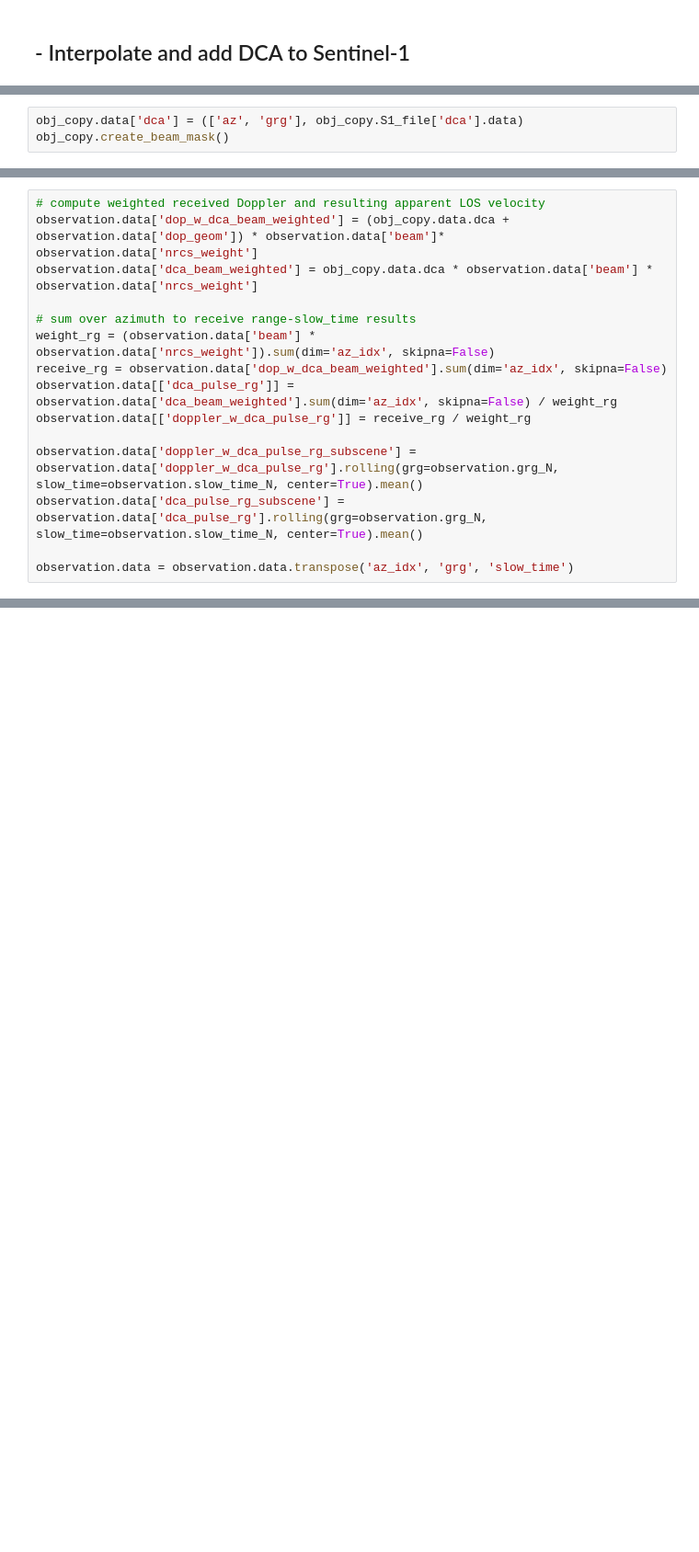
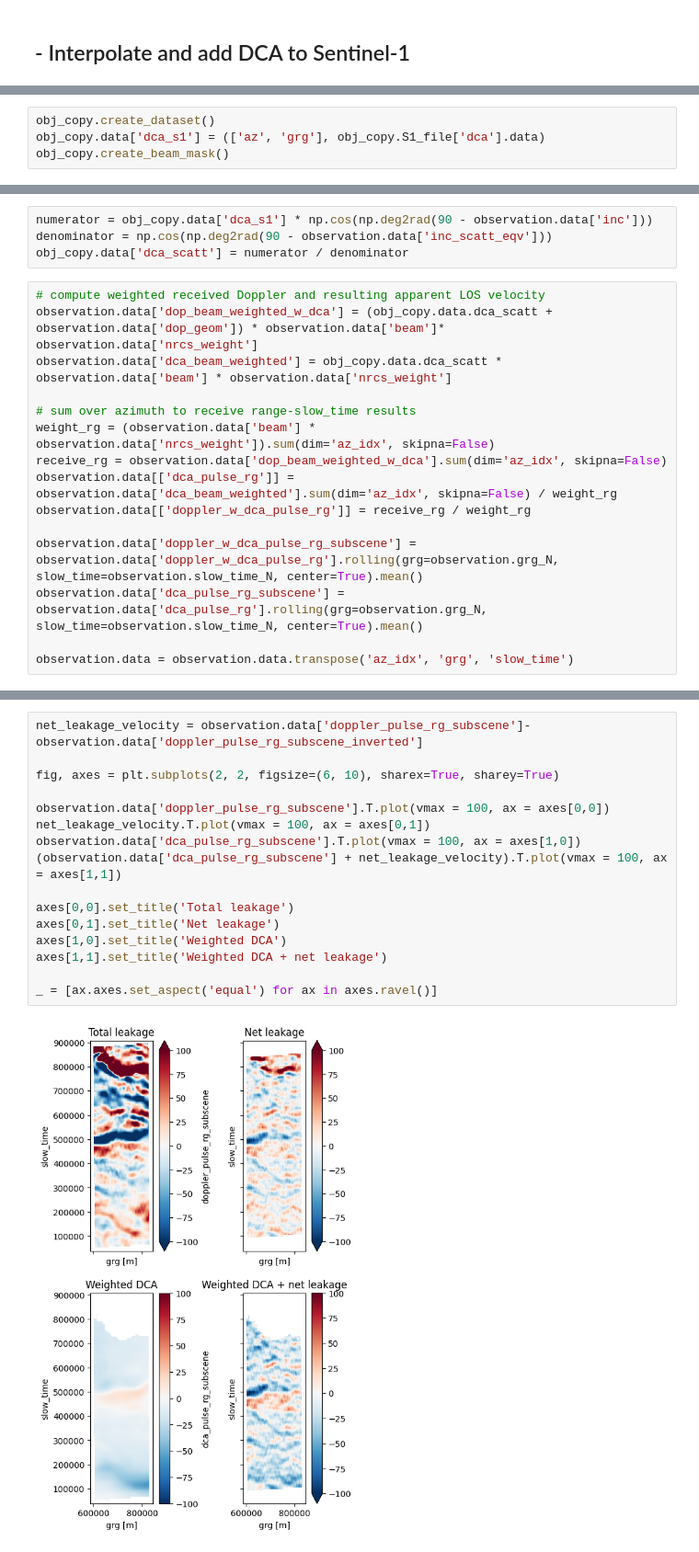
Before and after one commit to owenodriscoll/DopSCA_leakage, a Jupyter notebook: Sentinel1_analyses/add_dca_sentinel1.ipynb, the cells around one changed output, grey strips where cells are left out. Shown at 92% size. Drawn from its saved outputs; the diff is of its cells as text; blank space fills up the shorter version.

```diff
--- a/Sentinel1_analyses/add_dca_sentinel1.ipynb
+++ b/Sentinel1_analyses/add_dca_sentinel1.ipynb
@@ -118,3 +137,4 @@ obj_copy.create_dataset()
 # %%
-obj_copy.data['dca'] = (['az', 'grg'], obj_copy.S1_file['dca'].data)
+obj_copy.create_dataset()
+obj_copy.data['dca_s1'] = (['az', 'grg'], obj_copy.S1_file['dca'].data)
 obj_copy.create_beam_mask()
@@ -121,11 +158,15 @@ obj_copy.create_beam_mask()
+# %%
+numerator = obj_copy.data['dca_s1'] * np.cos(np.deg2rad(90 - observation.data['inc']))
+denominator = np.cos(np.deg2rad(90 - observation.data['inc_scatt_eqv']))
+obj_copy.data['dca_scatt'] = numerator / denominator
 # %%
 # compute weighted received Doppler and resulting apparent LOS velocity
-observation.data['dop_w_dca_beam_weighted'] = (obj_copy.data.dca + observation.data['dop_geom']) * observation.data['beam']* observation.data['nrcs_weight']
-observation.data['dca_beam_weighted'] = obj_copy.data.dca * observation.data['beam'] * observation.data['nrcs_weight']
+observation.data['dop_beam_weighted_w_dca'] = (obj_copy.data.dca_scatt + observation.data['dop_geom']) * observation.data['beam']* observation.data['nrcs_weight']
+observation.data['dca_beam_weighted'] = obj_copy.data.dca_scatt * observation.data['beam'] * observation.data['nrcs_weight']
 
 # sum over azimuth to receive range-slow_time results
 weight_rg = (observation.data['beam'] * observation.data['nrcs_weight']).sum(dim='az_idx', skipna=False)
-receive_rg = observation.data['dop_w_dca_beam_weighted'].sum(dim='az_idx', skipna=False)
+receive_rg = observation.data['dop_beam_weighted_w_dca'].sum(dim='az_idx', skipna=False)
 observation.data[['dca_pulse_rg']] = observation.data['dca_beam_weighted'].sum(dim='az_idx', skipna=False) / weight_rg
 observation.data[['doppler_w_dca_pulse_rg']] = receive_rg / weight_rg
 
@@ -170,0 +177,18 @@ Data variables: (12/36)
+# %%
+net_leakage_velocity = observation.data['doppler_pulse_rg_subscene']- observation.data['doppler_pulse_rg_subscene_inverted']
+
+fig, axes = plt.subplots(2, 2, figsize=(6, 10), sharex=True, sharey=True)
+
+observation.data['doppler_pulse_rg_subscene'].T.plot(vmax = 100, ax = axes[0,0])
+net_leakage_velocity.T.plot(vmax = 100, ax = axes[0,1])
+observation.data['dca_pulse_rg_subscene'].T.plot(vmax = 100, ax = axes[1,0])
+(observation.data['dca_pulse_rg_subscene'] + net_leakage_velocity).T.plot(vmax = 100, ax = axes[1,1])
+
+axes[0,0].set_title('Total leakage')
+axes[0,1].set_title('Net leakage')
+axes[1,0].set_title('Weighted DCA')
+axes[1,1].set_title('Weighted DCA + net leakage')
+
+_ = [ax.axes.set_aspect('equal') for ax in axes.ravel()]
+# %% [output]
+[figure, added]
```
Also changed, not shown: parts of 14 cells of this notebook, 1 other file.
